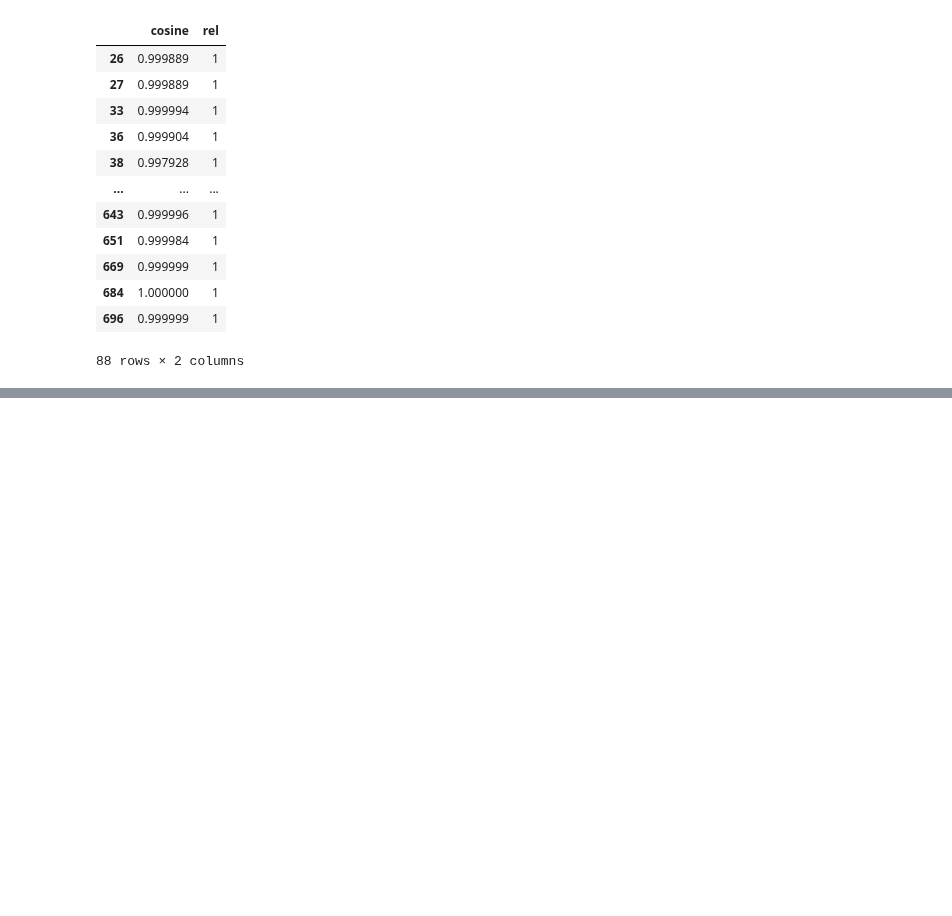
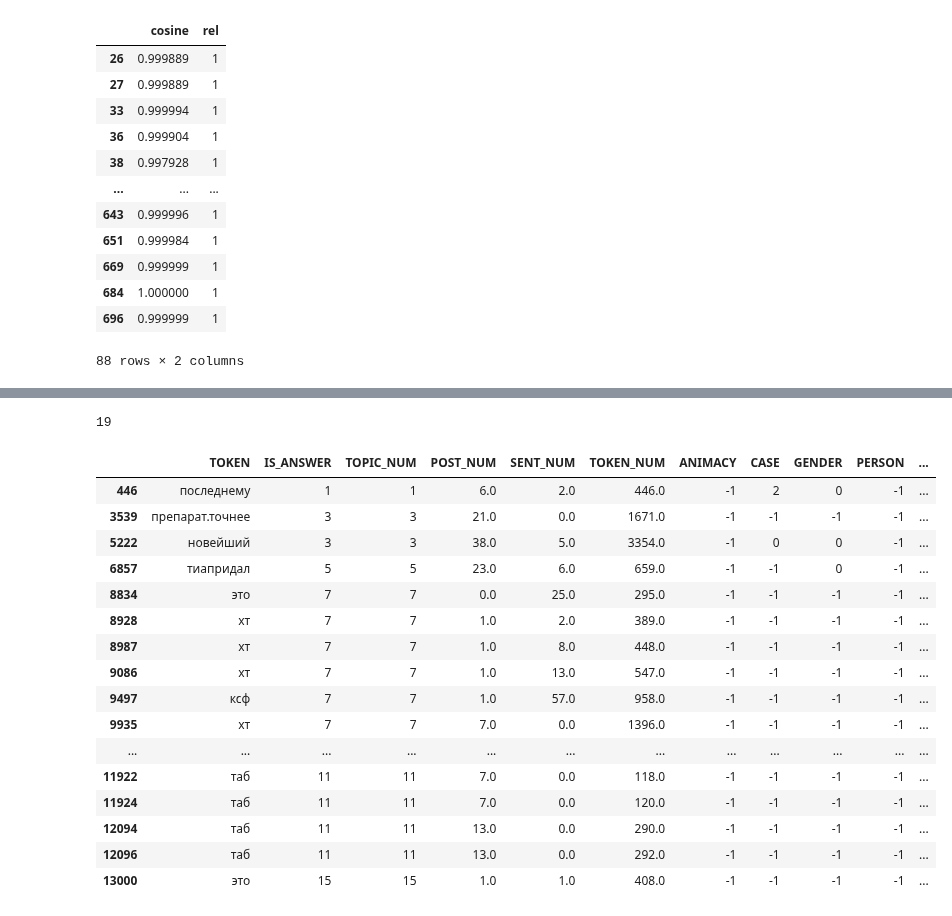
Before and after one commit to DmitryKutsev/cross-document_coreference, a Jupyter notebook: classifiers/rule_ml_pair_pron.ipynb, the cells around one changed output, grey strips where cells are left out. Cells and saved outputs as stored; diff of their text form; code cells hidden in the pictures; blank space fills up the shorter version.

```diff
--- a/classifiers/rule_ml_pair_pron.ipynb
+++ b/classifiers/rule_ml_pair_pron.ipynb
@@ -1407,0 +1450,22 @@ rule_eval(pred, y_test)
+# %%
+print(len(df.loc[(df['POS'] != 1) & (df['POS'] != 5) & (df['NER'] > 1) ]))
+df.loc[(df['POS'] != 1) & (df['POS'] != 5) & (df['NER'] > 1) ]
+# %% [output]
+19
+|  | TOKEN | IS_ANSWER | TOPIC_NUM | POST_NUM | SENT_NUM | TOKEN_NUM | ANIMACY | CASE | GENDER | PERSON | ... |
+| 446 | последнему | 1 | 1 | 6.0 | 2.0 | 446.0 | -1 | 2 | 0 | -1 | ... |
+| 3539 | препарат.точнее | 3 | 3 | 21.0 | 0.0 | 1671.0 | -1 | -1 | -1 | -1 | ... |
+| 5222 | новейший | 3 | 3 | 38.0 | 5.0 | 3354.0 | -1 | 0 | 0 | -1 | ... |
+| 6857 | тиапридал | 5 | 5 | 23.0 | 6.0 | 659.0 | -1 | -1 | 0 | -1 | ... |
+| 8834 | это | 7 | 7 | 0.0 | 25.0 | 295.0 | -1 | -1 | -1 | -1 | ... |
+| 8928 | хт | 7 | 7 | 1.0 | 2.0 | 389.0 | -1 | -1 | -1 | -1 | ... |
+| 8987 | хт | 7 | 7 | 1.0 | 8.0 | 448.0 | -1 | -1 | -1 | -1 | ... |
+| 9086 | хт | 7 | 7 | 1.0 | 13.0 | 547.0 | -1 | -1 | -1 | -1 | ... |
+| 9497 | ксф | 7 | 7 | 1.0 | 57.0 | 958.0 | -1 | -1 | -1 | -1 | ... |
+| 9935 | хт | 7 | 7 | 7.0 | 0.0 | 1396.0 | -1 | -1 | -1 | -1 | ... |
+| ... | ... | ... | ... | ... | ... | ... | ... | ... | ... | ... | ... |
+| 11922 | таб | 11 | 11 | 7.0 | 0.0 | 118.0 | -1 | -1 | -1 | -1 | ... |
+| 11924 | таб | 11 | 11 | 7.0 | 0.0 | 120.0 | -1 | -1 | -1 | -1 | ... |
+| 12094 | таб | 11 | 11 | 13.0 | 0.0 | 290.0 | -1 | -1 | -1 | -1 | ... |
+| 12096 | таб | 11 | 11 | 13.0 | 0.0 | 292.0 | -1 | -1 | -1 | -1 | ... |
+| 13000 | это | 15 | 15 | 1.0 | 1.0 | 408.0 | -1 | -1 | -1 | -1 | ... |
```
Also changed, not shown: parts of 46 cells of this notebook.
